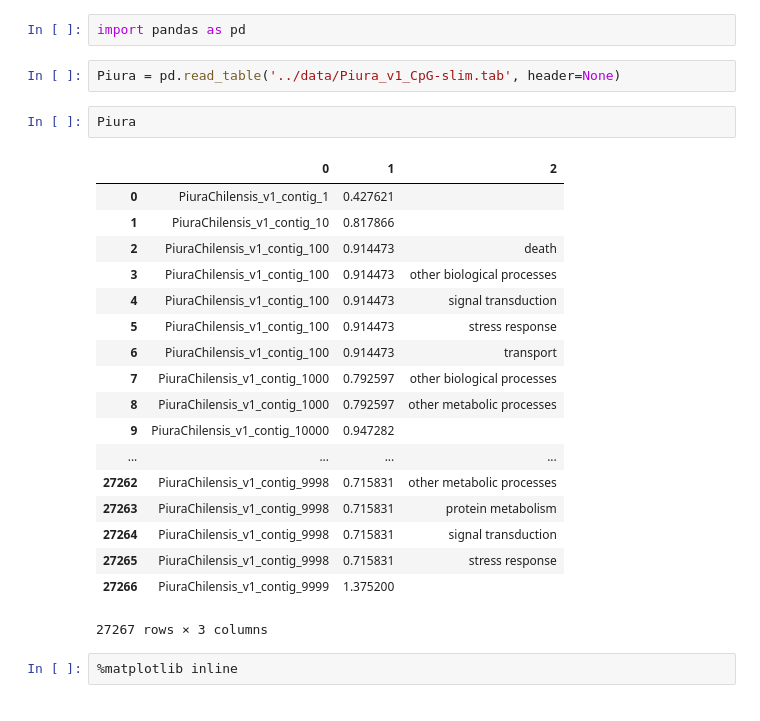
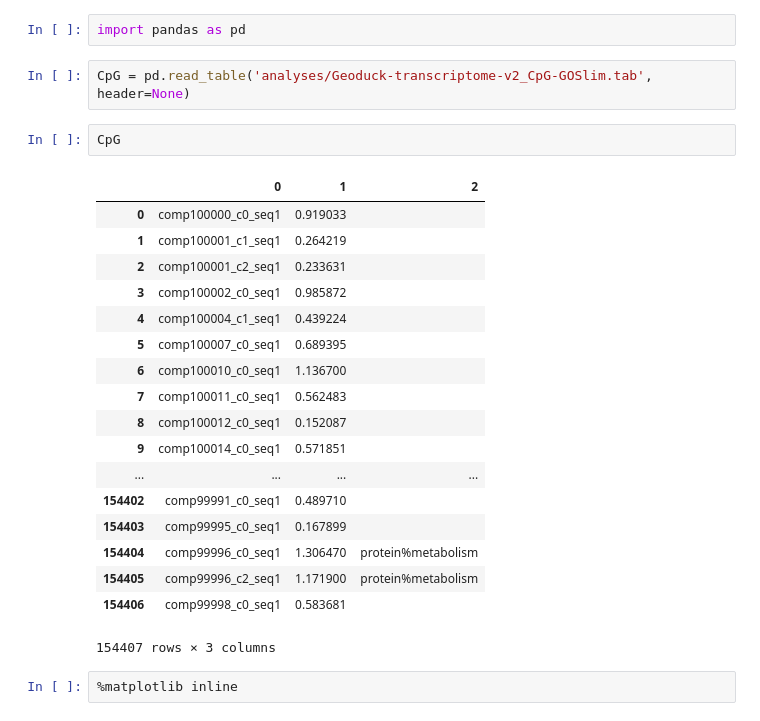
Before and after one commit to sr320/paper-pano-go, a Jupyter notebook: jupyter-nbs/05-Geoduck-CpG.ipynb, the cells around one changed output. Saved outputs shown, nothing was run; the diff lists cells and outputs as text.

```diff
--- a/jupyter-nbs/05-Geoduck-CpG.ipynb
+++ b/jupyter-nbs/05-Geoduck-CpG.ipynb
@@ -217,28 +204,28 @@ PiuraChilensis_v1_contig_10000   0.947282
 # %%
 import pandas as pd
 # %%
-Piura = pd.read_table('../data/Piura_v1_CpG-slim.tab', header=None)
+CpG = pd.read_table('analyses/Geoduck-transcriptome-v2_CpG-GOSlim.tab', header=None)
-# %%
-Piura
-# %% [output]
-|  | 0 | 1 | 2 |
-| 0 | PiuraChilensis_v1_contig_1 | 0.427621 |  |
-| 1 | PiuraChilensis_v1_contig_10 | 0.817866 |  |
-| 2 | PiuraChilensis_v1_contig_100 | 0.914473 | death |
-| 3 | PiuraChilensis_v1_contig_100 | 0.914473 | other biological processes |
-| 4 | PiuraChilensis_v1_contig_100 | 0.914473 | signal transduction |
-| 5 | PiuraChilensis_v1_contig_100 | 0.914473 | stress response |
-| 6 | PiuraChilensis_v1_contig_100 | 0.914473 | transport |
-| 7 | PiuraChilensis_v1_contig_1000 | 0.792597 | other biological processes |
-| 8 | PiuraChilensis_v1_contig_1000 | 0.792597 | other metabolic processes |
-| 9 | PiuraChilensis_v1_contig_10000 | 0.947282 |  |
-| ... | ... | ... | ... |
-| 27262 | PiuraChilensis_v1_contig_9998 | 0.715831 | other metabolic processes |
-| 27263 | PiuraChilensis_v1_contig_9998 | 0.715831 | protein metabolism |
-| 27264 | PiuraChilensis_v1_contig_9998 | 0.715831 | signal transduction |
-| 27265 | PiuraChilensis_v1_contig_9998 | 0.715831 | stress response |
-| 27266 | PiuraChilensis_v1_contig_9999 | 1.375200 |  |
-27267 rows × 3 columns
+# %%
+CpG
+# %% [output]
+|  | 0 | 1 | 2 |
+| 0 | comp100000_c0_seq1 | 0.919033 |  |
+| 1 | comp100001_c1_seq1 | 0.264219 |  |
+| 2 | comp100001_c2_seq1 | 0.233631 |  |
+| 3 | comp100002_c0_seq1 | 0.985872 |  |
+| 4 | comp100004_c1_seq1 | 0.439224 |  |
+| 5 | comp100007_c0_seq1 | 0.689395 |  |
+| 6 | comp100010_c0_seq1 | 1.136700 |  |
+| 7 | comp100011_c0_seq1 | 0.562483 |  |
+| 8 | comp100012_c0_seq1 | 0.152087 |  |
+| 9 | comp100014_c0_seq1 | 0.571851 |  |
+| ... | ... | ... | ... |
+| 154402 | comp99991_c0_seq1 | 0.489710 |  |
+| 154403 | comp99995_c0_seq1 | 0.167899 |  |
+| 154404 | comp99996_c0_seq1 | 1.306470 | protein%metabolism |
+| 154405 | comp99996_c2_seq1 | 1.171900 | protein%metabolism |
+| 154406 | comp99998_c0_seq1 | 0.583681 |  |
+154407 rows × 3 columns
 # %%
 %matplotlib inline
 # %%
```
Also changed, not shown: parts of 17 cells of this notebook, 2 other files.
